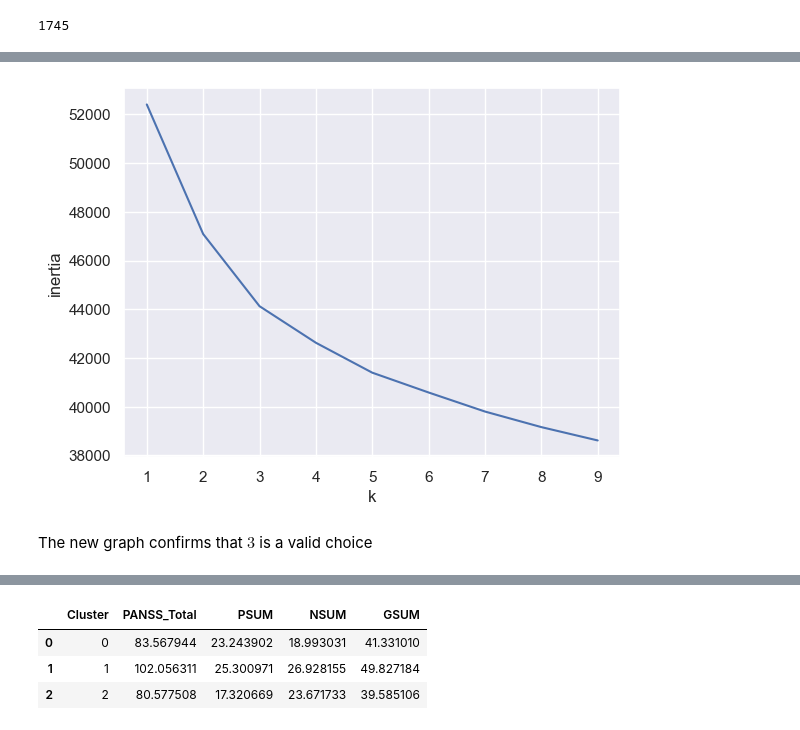
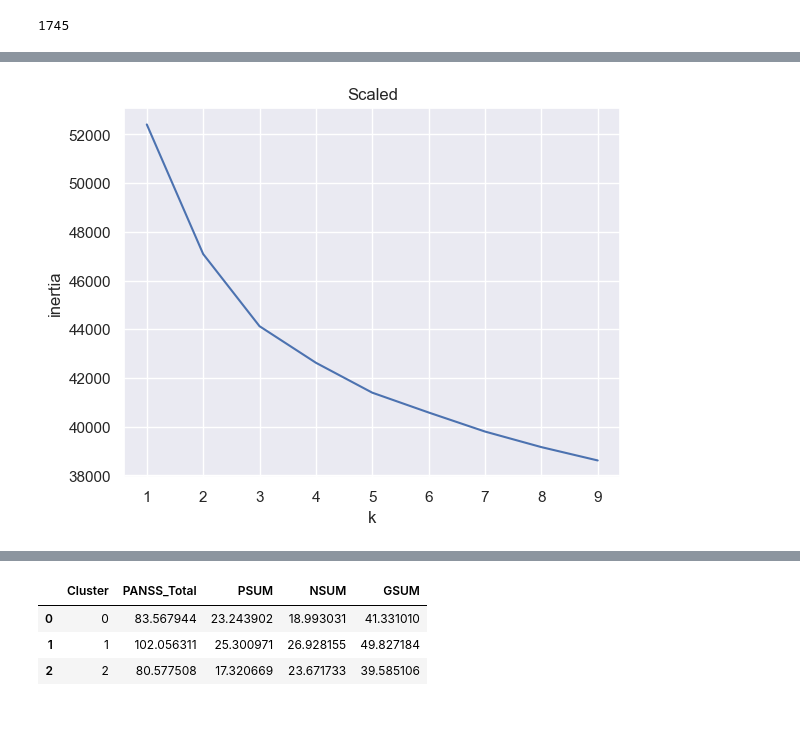
Before and after one commit to AlistairKeiller/STATS-202-final, a Jupyter notebook: final.ipynb, the cells around one changed output, grey strips where cells are left out. Saved outputs shown, nothing was run; the diff lists cells and outputs as text; code cells hidden in the pictures.

```diff
--- a/final.ipynb
+++ b/final.ipynb
@@ -257,17 +311,16 @@ $3$ seems like the most sensible value. To confirm these values, let's run a KMe
 # %%
 sns.lineplot(
     x=range(1, 10),
     y=[
         KMeans(n_clusters=n, random_state=42)
         .fit(scaled_numerical_first_day_passed_data)
         .inertia_
         for n in range(1, 10)
     ],
 )
+plt.title("Scaled")
 plt.xlabel("k")
 plt.ylabel("inertia")
 plt.show()
 # %% [output]
-[figure, old version]
+[figure, new version]
-# %% [markdown]
-The new graph confirms that $3$ is a valid choice
```
Also changed, not shown: parts of 21 cells of this notebook.
